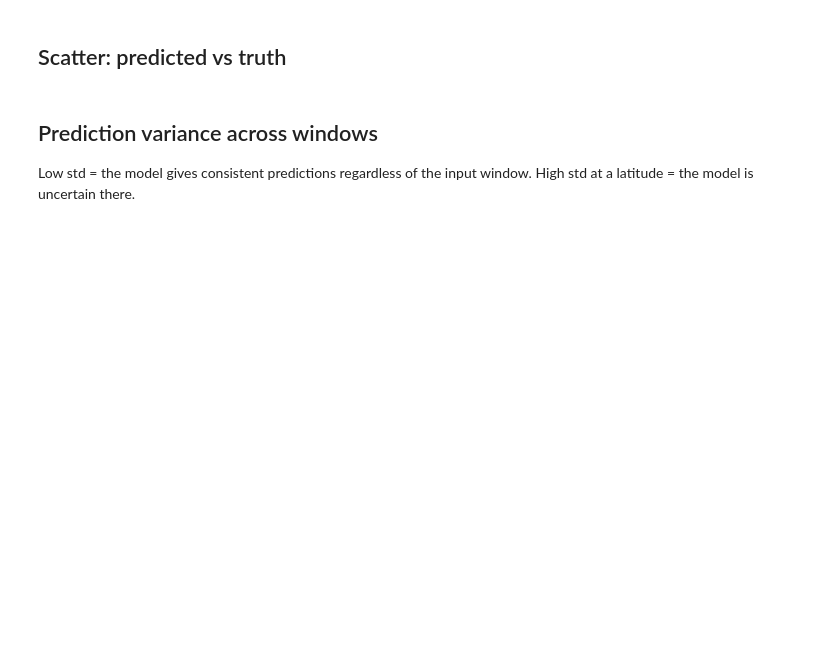
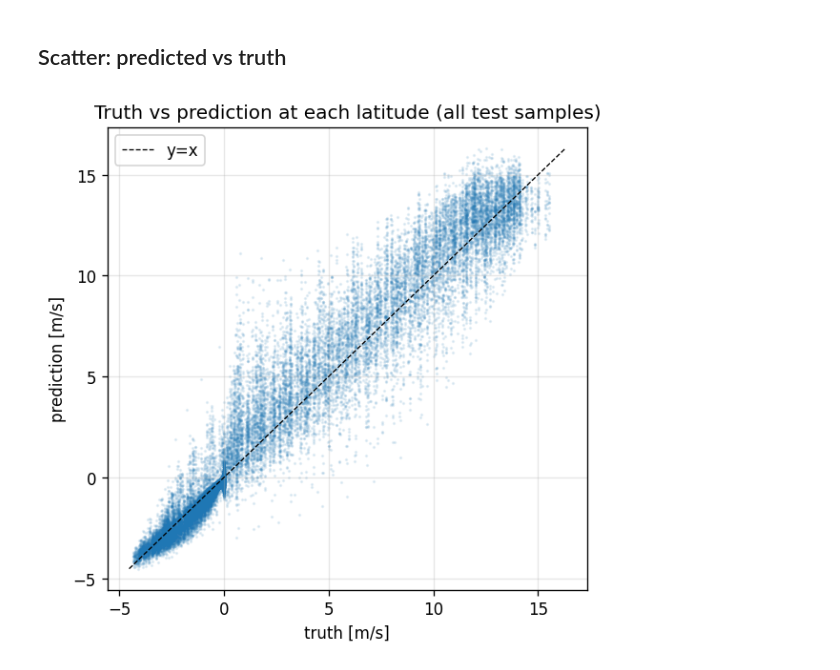
Before and after one commit to tglanz/climatology, a Jupyter notebook: ml/notebooks/climatology_model_evaluation.ipynb, the cells around one changed output. Cells and saved outputs as stored; diff of their text form; code cells hidden in the pictures; blank space fills up the shorter version.

```diff
--- a/ml/notebooks/climatology_model_evaluation.ipynb
+++ b/ml/notebooks/climatology_model_evaluation.ipynb
@@ -77,21 +101,0 @@ plt.show()
-# %%
-clim_target = all(is_climatology_var(v) for v in cfg.data.y_vars)
-model = build_model(
-    cfg.model,
-    dropout=cfg.training.regularization.dropout,
-    zonal_mean=clim_target,
-)
-
-params_path = training_dir / "parameters.pt"
-assert params_path.exists(), f"model parameters not found: {params_path}"
-state_dict = torch.load(params_path, map_location="cpu", weights_only=False)
-state_dict.pop("_metadata", None)
-model.load_state_dict(state_dict)
-model.eval()
-
-norm_path = training_dir / "normalization.pt"
-assert norm_path.exists(), f"normalization stats not found: {norm_path}"
-norm = torch.load(norm_path, map_location="cpu", weights_only=True)
-
-n_params = sum(p.numel() for p in model.parameters())
-print(f"architecture: {cfg.model.architecture}  params: {n_params:,}  zonal_mean_wrapper: {clim_target}")
@@ -264,19 +243,16 @@ plt.show()
 ## Scatter: predicted vs truth
 # %%
 fig, ax = plt.subplots(figsize=(5, 5))
-for res in results:
-    ax.scatter(res["truth"], res["mean_pred"], s=10, alpha=0.6, label=res["sim_dir"].name)
-all_truth = np.concatenate([r["truth"] for r in results])
-lo, hi = all_truth.min(), all_truth.max()
+ax.scatter(truth_all.ravel(), preds_all.ravel(), s=1, alpha=0.1, color="tab:blue")
+lo = min(truth_all.min(), preds_all.min())
+hi = max(truth_all.max(), preds_all.max())
 ax.plot([lo, hi], [lo, hi], "k--", linewidth=0.8, label="y=x")
 ax.set_xlabel("truth [m/s]")
 ax.set_ylabel("prediction [m/s]")
-ax.set_title("Truth vs prediction at each latitude (all test sims)")
-ax.legend(fontsize=7)
+ax.set_title("Truth vs prediction at each latitude (all test samples)")
+ax.legend()
 ax.grid(True, alpha=0.3)
 plt.tight_layout()
 plt.show()
+# %% [output]
+[figure, added]
-# %% [markdown]
-## Prediction variance across windows
-
-Low std = the model gives consistent predictions regardless of the input window. High std at a latitude = the model is uncertain there.
```
Also changed, not shown: parts of 20 cells of this notebook, 22 other files.
